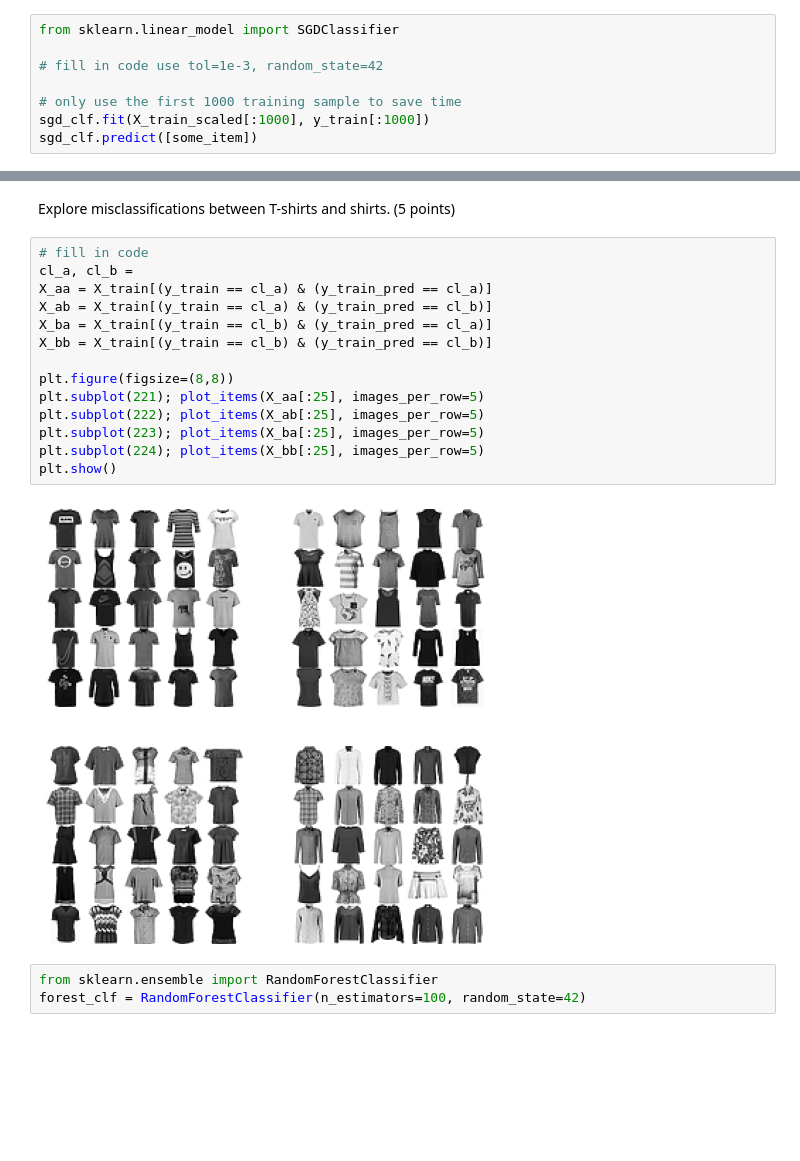
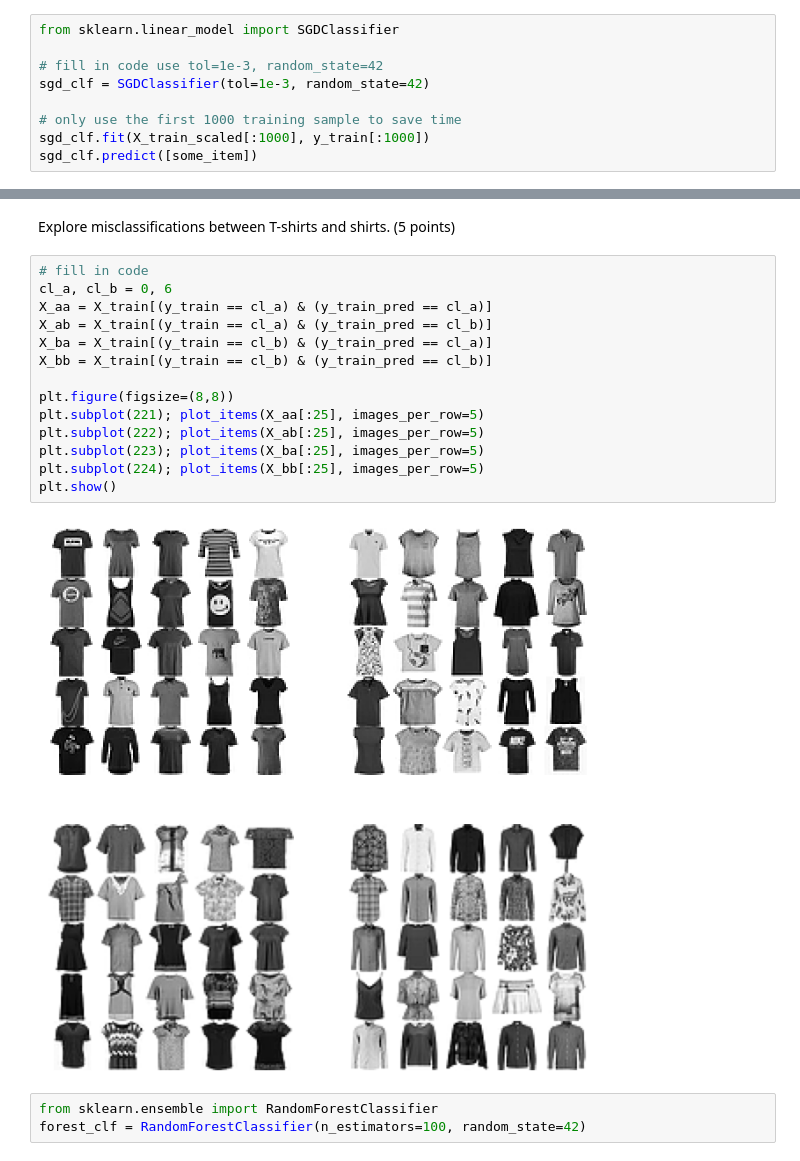
Before and after one commit to belanasaikiran/CSE-5717-Big-Data-Analytics, a Jupyter notebook: Homework/hw2.ipynb, the cells around one changed output, grey strips where cells are left out. Cells and saved outputs as stored; diff of their text form; blank space fills up the shorter version.

```diff
--- a/Homework/hw2.ipynb
+++ b/Homework/hw2.ipynb
@@ -422,6 +423,7 @@ X_train_scaled = scaler.fit_transform(X_train.astype(np.float64))
 from sklearn.linear_model import SGDClassifier
 
 # fill in code use tol=1e-3, random_state=42
+sgd_clf = SGDClassifier(tol=1e-3, random_state=42)
 
 # only use the first 1000 training sample to save time
 sgd_clf.fit(X_train_scaled[:1000], y_train[:1000])
@@ -474,20 +476,20 @@ plt.show()
 Explore misclassifications between T-shirts and shirts. (5 points)
 # %%
 # fill in code
-cl_a, cl_b =
+cl_a, cl_b = 0, 6
 X_aa = X_train[(y_train == cl_a) & (y_train_pred == cl_a)]
 X_ab = X_train[(y_train == cl_a) & (y_train_pred == cl_b)]
 X_ba = X_train[(y_train == cl_b) & (y_train_pred == cl_a)]
 X_bb = X_train[(y_train == cl_b) & (y_train_pred == cl_b)]
 
 plt.figure(figsize=(8,8))
 plt.subplot(221); plot_items(X_aa[:25], images_per_row=5)
 plt.subplot(222); plot_items(X_ab[:25], images_per_row=5)
 plt.subplot(223); plot_items(X_ba[:25], images_per_row=5)
 plt.subplot(224); plot_items(X_bb[:25], images_per_row=5)
 plt.show()
 # %% [output]
-[figure, old version]
+[figure, new version]
 # %%
 from sklearn.ensemble import RandomForestClassifier
 forest_clf = RandomForestClassifier(n_estimators=100, random_state=42)
```
Also changed, not shown: parts of 7 cells of this notebook.
